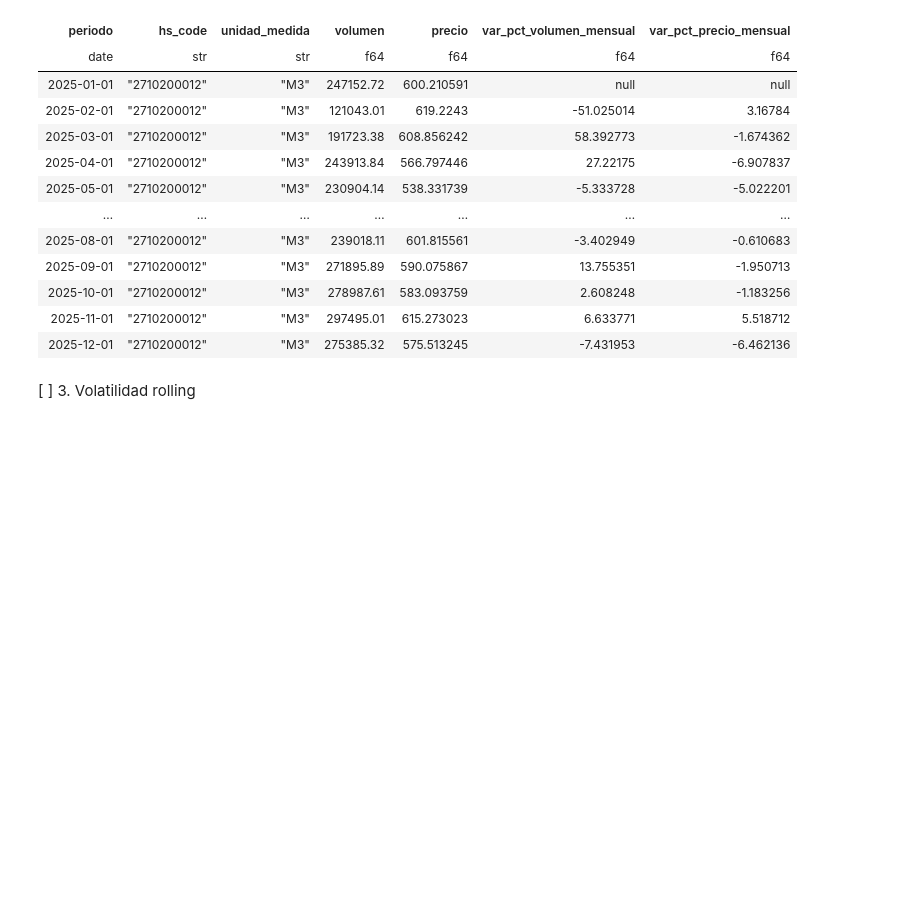
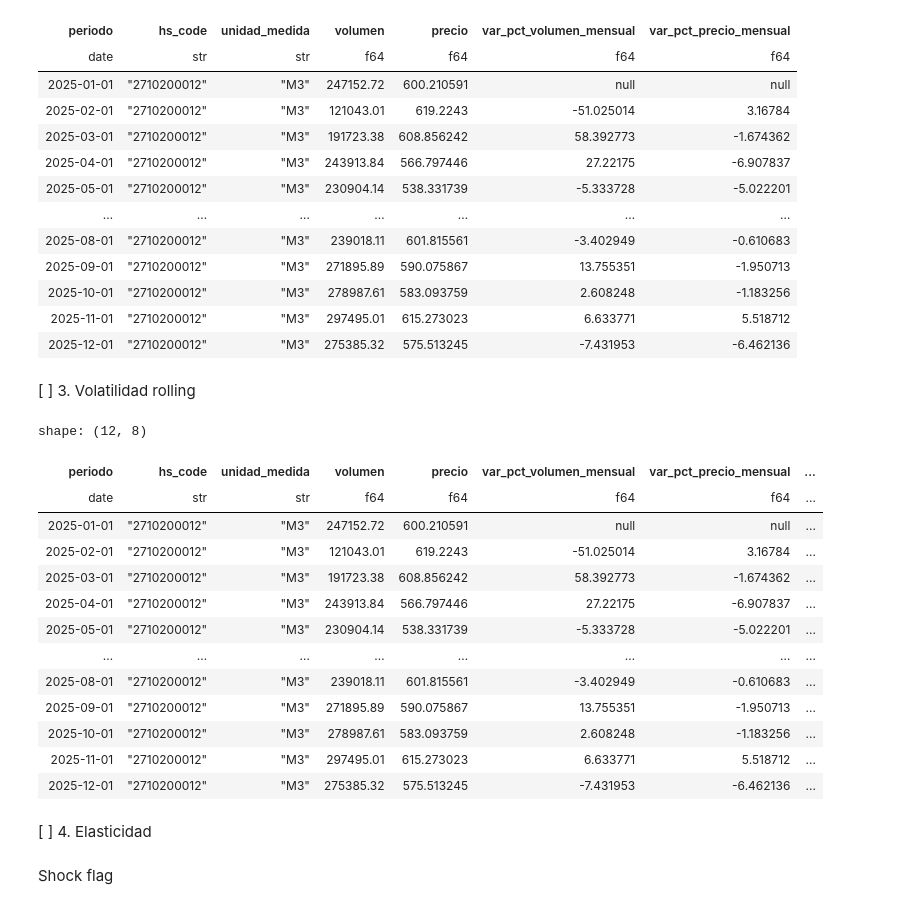
Before and after one commit to Aarontrade5050/econlens-sensitivity-engine, a Jupyter notebook: notebooks/eda.ipynb, the cells around one changed output. Cells and saved outputs as stored; diff of their text form; code cells hidden in the pictures; blank space fills up the shorter version.

```diff
--- a/notebooks/eda.ipynb
+++ b/notebooks/eda.ipynb
@@ -219,3 +237,22 @@ def add_rolling_price_volatility(
     )
 # %%
 df_rolling=add_rolling_price_volatility(df_new_variation,6)
+# %%
+df_rolling
+# %% [output]
+shape: (12, 8)
+| periodo | hs_code | unidad_medida | volumen | precio | var_pct_volumen_mensual | var_pct_precio_mensual | ... |
+| date | str | str | f64 | f64 | f64 | f64 | ... |
+| 2025-01-01 | "2710200012" | "M3" | 247152.72 | 600.210591 | null | null | ... |
+| 2025-02-01 | "2710200012" | "M3" | 121043.01 | 619.2243 | -51.025014 | 3.16784 | ... |
+| 2025-03-01 | "2710200012" | "M3" | 191723.38 | 608.856242 | 58.392773 | -1.674362 | ... |
+| 2025-04-01 | "2710200012" | "M3" | 243913.84 | 566.797446 | 27.22175 | -6.907837 | ... |
+| 2025-05-01 | "2710200012" | "M3" | 230904.14 | 538.331739 | -5.333728 | -5.022201 | ... |
+| … | … | … | … | … | … | … | ... |
+| 2025-08-01 | "2710200012" | "M3" | 239018.11 | 601.815561 | -3.402949 | -0.610683 | ... |
+| 2025-09-01 | "2710200012" | "M3" | 271895.89 | 590.075867 | 13.755351 | -1.950713 | ... |
+| 2025-10-01 | "2710200012" | "M3" | 278987.61 | 583.093759 | 2.608248 | -1.183256 | ... |
+| 2025-11-01 | "2710200012" | "M3" | 297495.01 | 615.273023 | 6.633771 | 5.518712 | ... |
+| 2025-12-01 | "2710200012" | "M3" | 275385.32 | 575.513245 | -7.431953 | -6.462136 | ... |
+# %% [markdown]
+[ ] 4. Elasticidad
@@ -221,0 +280,2 @@ df_rolling=add_rolling_price_volatility(df_new_variation,6)
+# %% [markdown]
+Shock flag
```
Also changed, not shown: parts of 9 cells of this notebook, 3 other files.
